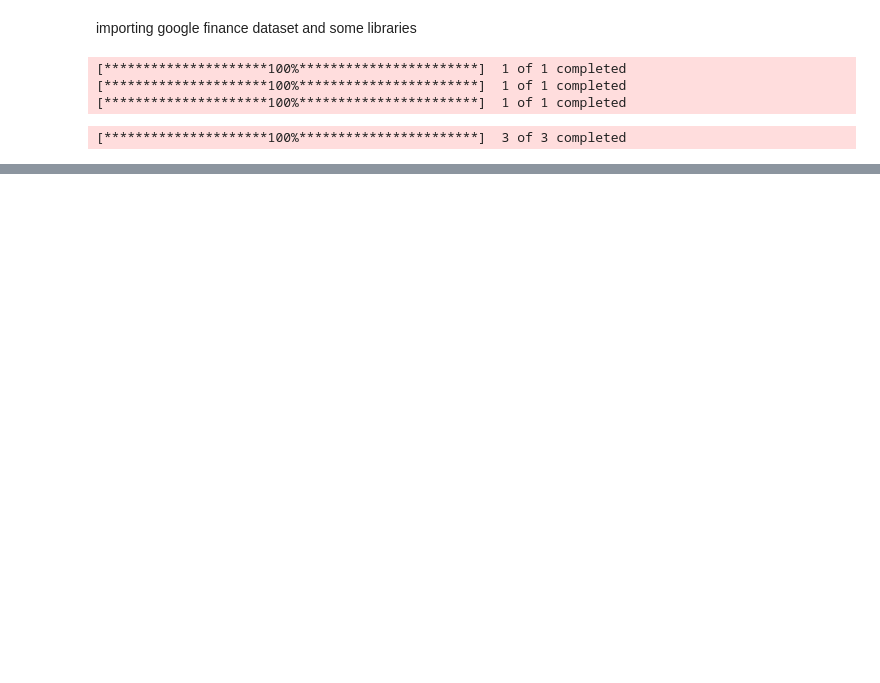
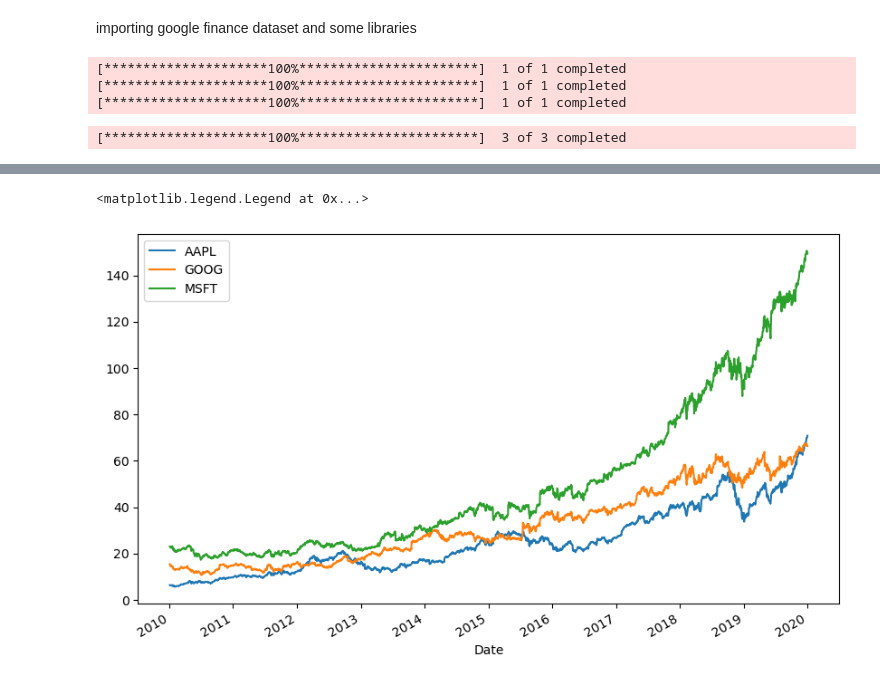
Before and after one commit to meralmourad/911-Bank, a Jupyter notebook: TechFinance.ipynb, the cells around one changed output, grey strips where cells are left out. Cells and saved outputs as stored; diff of their text form; code cells hidden in the pictures; blank space fills up the shorter version.

```diff
--- a/TechFinance.ipynb
+++ b/TechFinance.ipynb
@@ -59,0 +110,14 @@ for tick in ticks:
+# %%
+fig, ax = plt.subplots(figsize=(10, 6))
+
+for tick in ticks:
+    data_tech[tick]['Close'].plot(ax=ax, label=tick)
+
+ax.legend()
+
+
+# or
+# data.xs('Close', axis=1).plot()
+# %% [output]
+<matplotlib.legend.Legend at 0x...>
+[figure, added]
```
Also changed, not shown: parts of 10 cells of this notebook.
